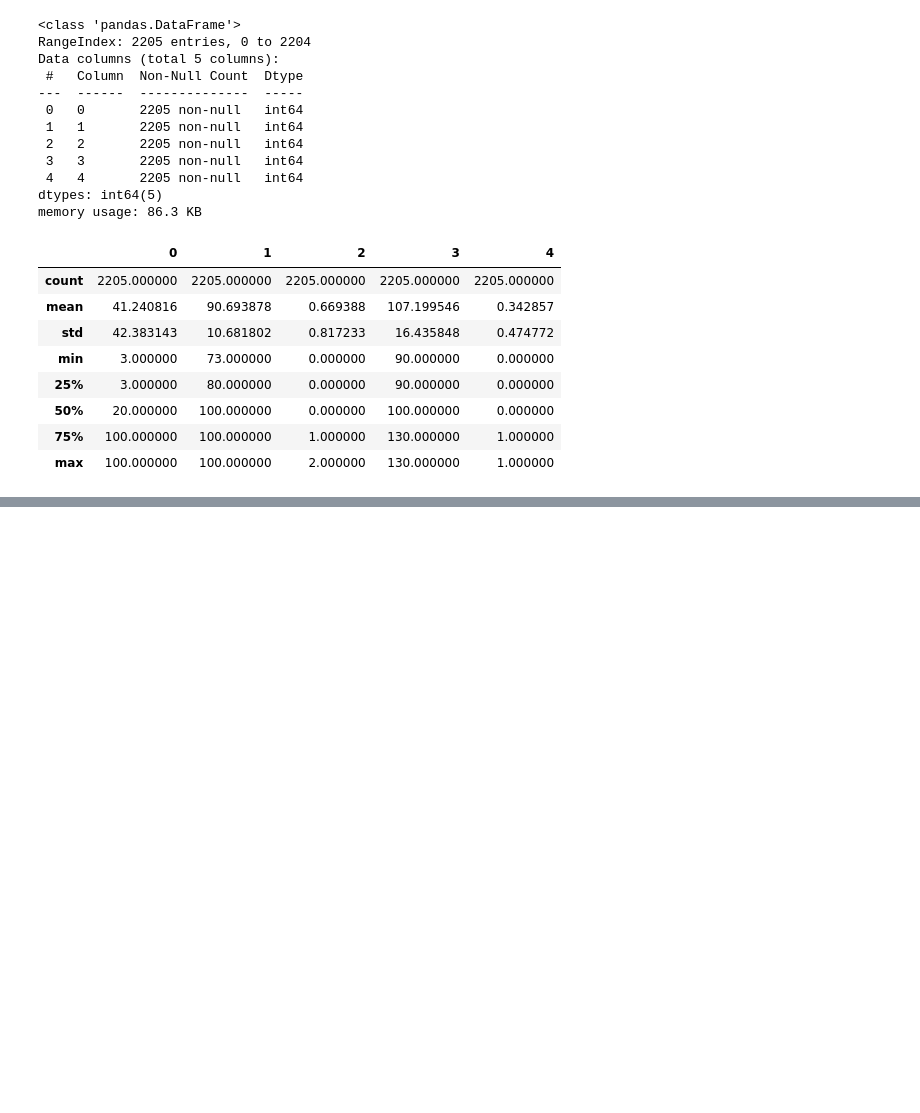
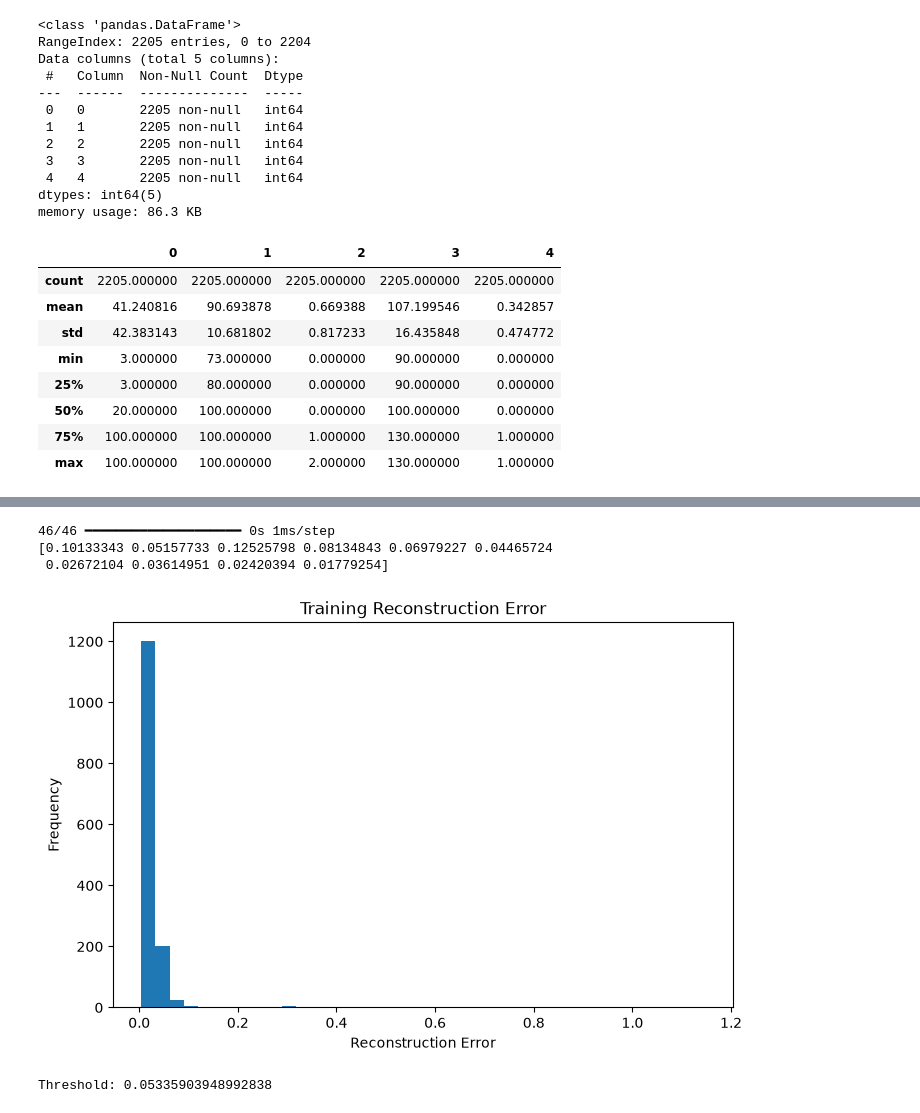
Before and after one commit to Abishrii/HYDRAULICS, a Jupyter notebook: notebooks/01_Data_Engineering.ipynb, the cells around one changed output, grey strips where cells are left out. Drawn from its saved outputs; the diff is of its cells as text; code cells hidden in the pictures; blank space fills up the shorter version.

```diff
--- a/notebooks/01_Data_Engineering.ipynb
+++ b/notebooks/01_Data_Engineering.ipynb
@@ -176,0 +466,33 @@ profile.describe()
+# %%
+import numpy as np
+
+train_predictions = autoencoder.predict(X_train_scaled)
+
+train_error = np.mean(
+    np.square(X_train_scaled - train_predictions),
+    axis=1
+)
+
+print(train_error[:10])
+# %% [output]
+46/46 ━━━━━━━━━━━━━━━━━━━━ 0s 1ms/step
+[0.10133343 0.05157733 0.12525798 0.08134843 0.06979227 0.04465724
+ 0.02672104 0.03614951 0.02420394 0.01779254]
+# %%
+plt.figure(figsize=(8,5))
+
+plt.hist(train_error, bins=40)
+
+plt.xlabel("Reconstruction Error")
+plt.ylabel("Frequency")
+plt.title("Training Reconstruction Error")
+
+plt.show()
+# %% [output]
+[figure, added]
+# %%
+threshold = np.percentile(train_error,95)
+
+print("Threshold:",threshold)
+# %% [output]
+Threshold: 0.05335903948992838
```
Also changed, not shown: parts of 72 cells of this notebook, 33 other files.
